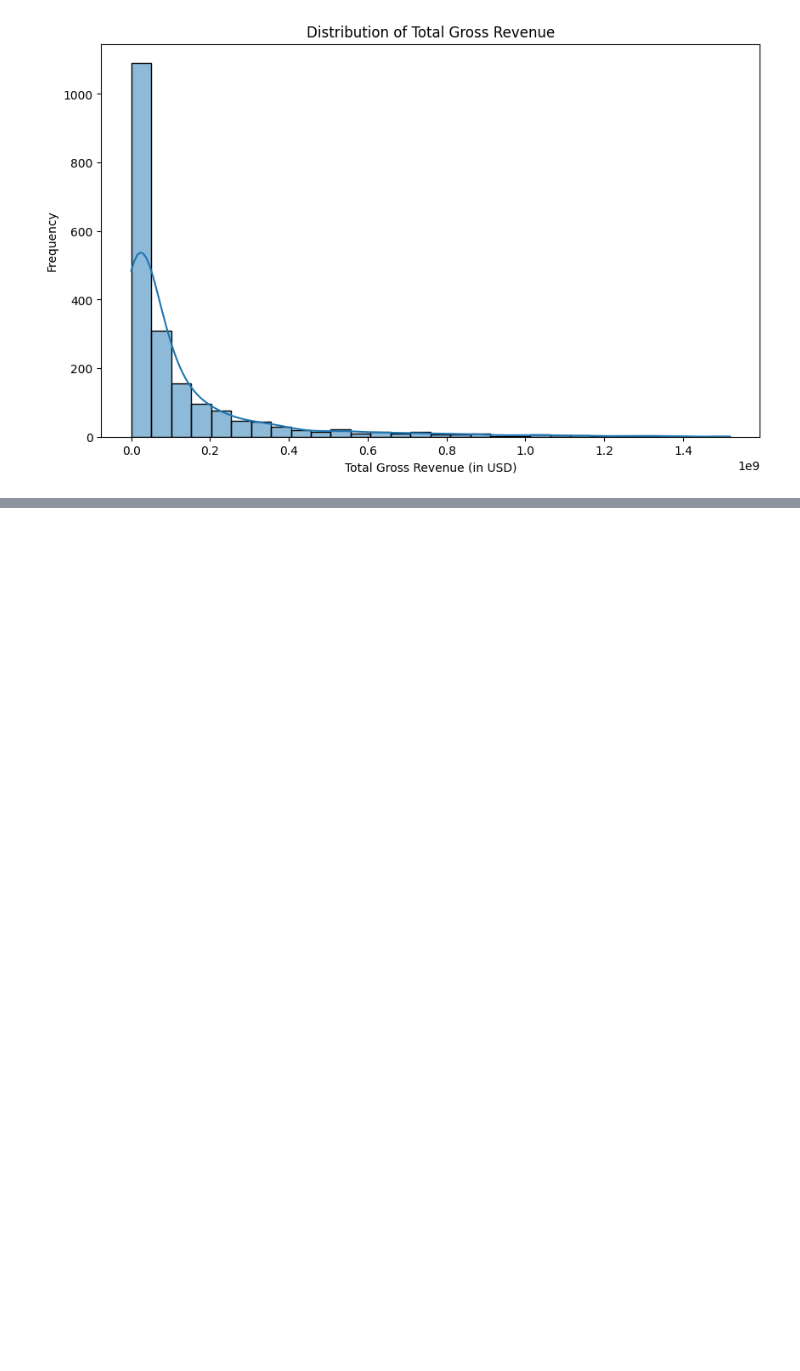
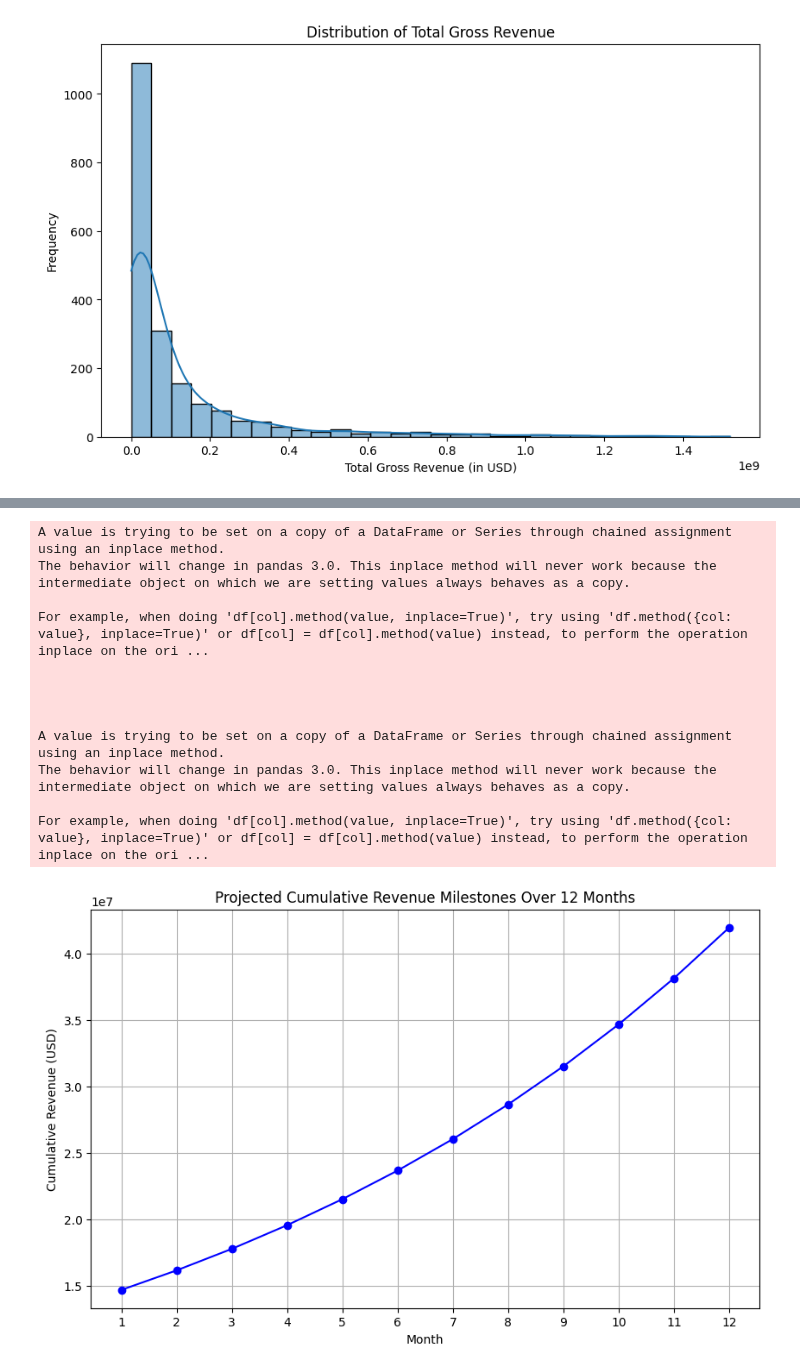
Before and after one commit to gkipkirui1/DSC_PT08P2_Phase_2_Project_Grp_1_Final, a Jupyter notebook: Angela.ipynb, the cells around one changed output, grey strips where cells are left out. Saved outputs shown, nothing was run; the diff lists cells and outputs as text; code cells hidden in the pictures; blank space fills up the shorter version.

```diff
--- a/Angela.ipynb
+++ b/Angela.ipynb
@@ -282,0 +289,54 @@ plt.show()
+# %%
+import pandas as pd
+import matplotlib.pyplot as plt
+import seaborn as sns
+import numpy as np
+
+# Load data and preprocess
+bom_movie_gross = pd.read_csv("C:/Users/DELL/Desktop/Moringa projects/DSF_PT08P2_Phase_2_Project_Grp_1_Final/Data/bom_movie_gross.csv")
+tmdb_movies = pd.read_csv("C:/Users/DELL/Desktop/Moringa projects/DSF_PT08P2_Phase_2_Project_Grp_1_Final/Data/tmdb_movies.csv")
+
+# Ensure that domestic_gross and foreign_gross are numeric, setting errors='coerce' to convert non-numeric values to NaN
+bom_movie_gross['domestic_gross'] = pd.to_numeric(bom_movie_gross['domestic_gross'], errors='coerce')
+bom_movie_gross['foreign_gross'] = pd.to_numeric(bom_movie_gross['foreign_gross'], errors='coerce')
+
+# Fill NaN values with 0, assuming missing revenue values are zero
+bom_movie_gross['domestic_gross'].fillna(0, inplace=True)
+bom_movie_gross['foreign_gross'].fillna(0, inplace=True)
+
+# Calculate total gross as the sum of domestic and foreign gross
+bom_movie_gross['total_gross'] = bom_movie_gross['domestic_gross'] + bom_movie_gross['foreign_gross']
+
+# Simulate a cumulative revenue timeline for the first 12 months
+time_points = np.arange(1, 13)
+average_monthly_growth_rate = 0.1  # Assume 10% growth per month
+initial_revenue = bom_movie_gross['total_gross'].mean() * 0.2  # Start with 20% of avg revenue
+
+# Calculate cumulative revenue milestones
+cumulative_revenue = [initial_revenue]
+for i in range(1, len(time_points)):
+    cumulative_revenue.append(cumulative_revenue[-1] * (1 + average_monthly_growth_rate))
+
+# Plot cumulative revenue over time
+plt.figure(figsize=(10, 6))
+plt.plot(time_points, cumulative_revenue, marker='o', linestyle='-', color='b')
+plt.title('Projected Cumulative Revenue Milestones Over 12 Months')
+plt.xlabel('Month')
+plt.ylabel('Cumulative Revenue (USD)')
+plt.xticks(time_points)
+plt.grid()
+plt.show()
+# %% [output]
+A value is trying to be set on a copy of a DataFrame or Series through chained assignment using an inplace method.
+The behavior will change in pandas 3.0. This inplace method will never work because the intermediate object on which we are setting values always behaves as a copy.
+
+For example, when doing 'df[col].method(value, inplace=True)', try using 'df.method({col: value}, inplace=True)' or df[col] = df[col].method(value) instead, to perform the operation inplace on the ori ...
+
+
+
+
+A value is trying to be set on a copy of a DataFrame or Series through chained assignment using an inplace method.
+The behavior will change in pandas 3.0. This inplace method will never work because the intermediate object on which we are setting values always behaves as a copy.
+
+For example, when doing 'df[col].method(value, inplace=True)', try using 'df.method({col: value}, inplace=True)' or df[col] = df[col].method(value) instead, to perform the operation inplace on the ori ...
+[figure, added]
```
Also changed, not shown: parts of 1 cell of this notebook.
